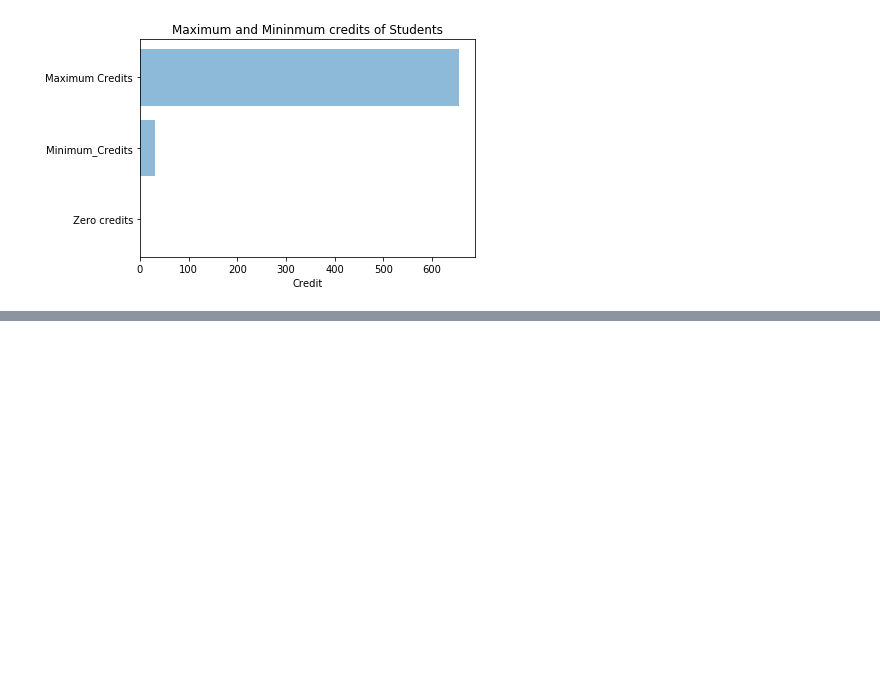
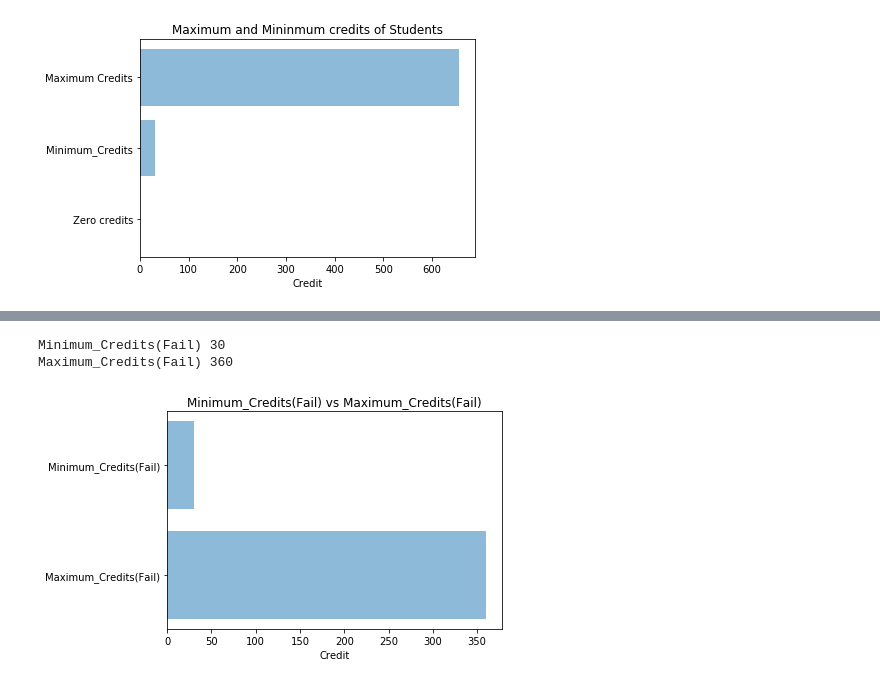
Before and after one commit to rayansami/behaviour-analysis, a Jupyter notebook: Analyzing_Open_University_Learning_Analytics_Dataset.ipynb, the cells around one changed output, grey strips where cells are left out. Drawn from its saved outputs; the diff is of its cells as text; code cells hidden in the pictures; blank space fills up the shorter version.

```diff
--- a/Analyzing_Open_University_Learning_Analytics_Dataset.ipynb
+++ b/Analyzing_Open_University_Learning_Analytics_Dataset.ipynb
@@ -475,0 +510,19 @@ Zero credits :  0
+# %%
+#get student past credits for Failing students
+fail_student_info = student_info[student_info['final_result']=='Fail']
+#print(fail_student_info['studied_credits'].value_counts())
+print('Minimum_Credits(Fail)',fail_student_info['studied_credits'].min())
+print('Maximum_Credits(Fail)',fail_student_info['studied_credits'].max())
+
+objects = ('Maximum_Credits(Fail)', 'Minimum_Credits(Fail)')
+y_pos = np.arange(len(objects))
+performance = {(fail_student_info['studied_credits'].min()), (fail_student_info['studied_credits'].max())}
+plt.barh(y_pos, performance, align='center', alpha=0.5)
+plt.yticks(y_pos, objects)
+plt.xlabel('Credit')
+plt.title('Minimum_Credits(Fail) vs Maximum_Credits(Fail)')
+plt.show()
+# %% [output]
+Minimum_Credits(Fail) 30
+Maximum_Credits(Fail) 360
+[figure, added]
```
Also changed, not shown: parts of 3 cells of this notebook.
